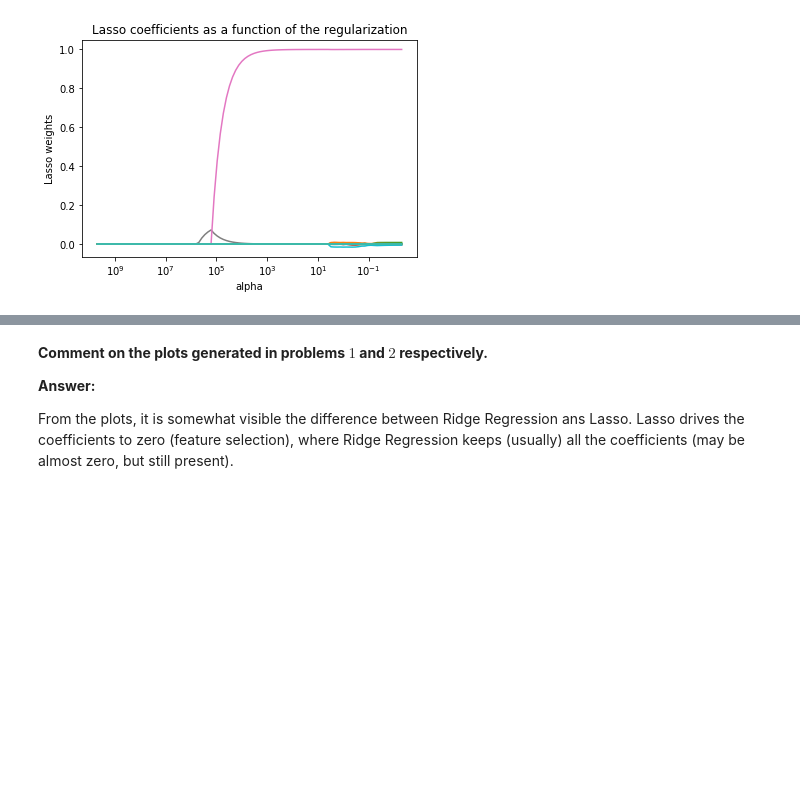
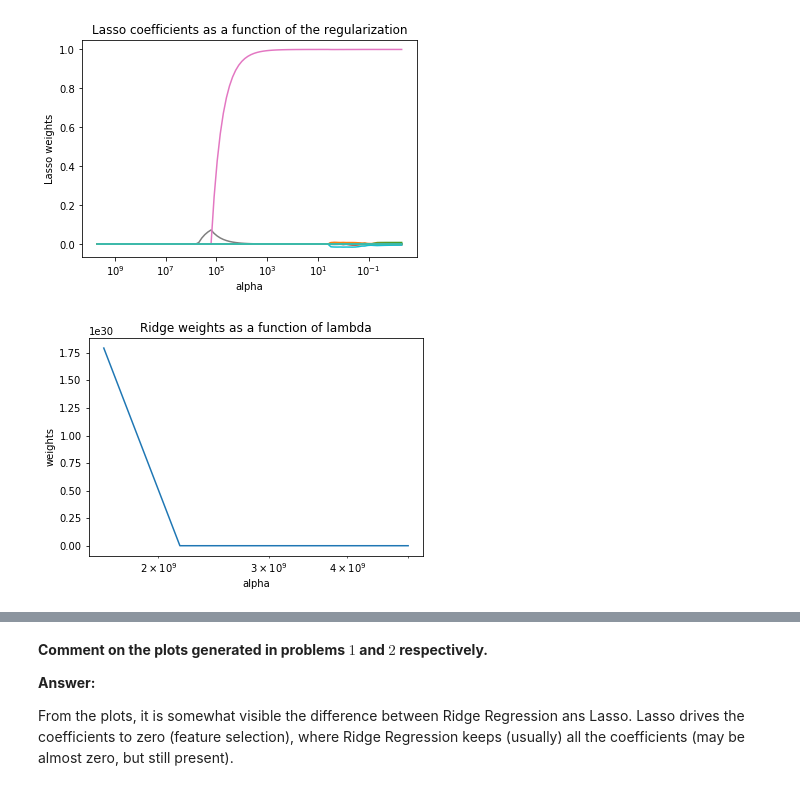
Before and after one commit to zshn25/Neural-Networks-Implementation-Application, a Jupyter notebook: nniaassignment6final.ipynb, the cells around one changed output, grey strips where cells are left out. Saved outputs shown, nothing was run; the diff lists cells and outputs as text; code cells hidden in the pictures; blank space fills up the shorter version.

Commit message:
some plots, not very convincing

```diff
--- a/nniaassignment6final.ipynb
+++ b/nniaassignment6final.ipynb
@@ -162,6 +162,7 @@ data_indep.shape
 
 # Initialize values for the alphas
 lamdas = 10**np.linspace(10,-2,100)*0.5
+lambdas = 10**np.linspace(10,-2,100)*0.5
 
 # Create a Ridge Object that performs ridge regression
 ridge = Ridge()
@@ -182,7 +183,9 @@ for i in lamdas:
     ridge.fit(X, Y)
     weights.append(ridge.coef_)
     intercept.append(ridge.intercept_)
-
+print(len(weights[0]))
+print(len(lamdas))
+#print(intercept)
 # Generate the plot
 ax = plt.gca()
 ax.plot(lamdas, weights)
@@ -258,0 +261,55 @@ Text(0.5,1,'Lasso coefficients as a function of the regularization')
+# %%
+# Now generate the same plot as above using Tensorflow
+# for the same set of lambdas
+
+x = tf.placeholder("float", X.shape)
+y = tf.placeholder("float", Y.shape)
+lambda_holder = tf.placeholder("float")
+w = tf.Variable(tf.zeros(shape = [19, 1]))
+
+lamdas = 10**np.linspace(10,-2,100)*0.5
+lambdas = 10**np.linspace(10,-2,100)*0.5
+intercept = []
+costs = []
+weights = []
+
+y_ = tf.matmul(x, w)
+#ridgeloss = tf.reduce_mean(tf.square(w))
+#for i in lamdas:
+#loss = tf.add(tf.reduce_mean(tf.square(y - y_)),
+#                             tf.multiply(tf.cast(lamdas,tf.float32), ridgeloss))
+loss = tf.add(tf.reduce_mean(tf.square(y - y_)),
+                             tf.multiply(lambda_holder, tf.square(w)))
+grad = tf.train.GradientDescentOptimizer(0.001)
+
+sess = tf.Session()
+sess.run(tf.global_variables_initializer())
+
+for alpha in lambdas:
+    train = grad.minimize(loss)
+    cost = sess.run(train, feed_dict = {x: X, y: Y, lambda_holder:alpha})
+    costs.append(cost)
+    weights.append(sess.run(w)[1][:])
+#interc = sess.run(train, feed_dict = {x: X, y: Y, lambda_holder:lambdas[0]})
+#intercept.append(interc)
+w_test = sess.run(w)[:][1]
+#print(w_test)
+#print(lamdas)
+#print(len(weights[0]))
+#print(weights)
+#for alpha in lambdas:
+
+
+# Generate the plot
+ax = plt.gca()
+ax.plot(lamdas, weights)
+
+ax.set_xscale('log')
+plt.axis('tight')
+
+# Name the plot
+plt.xlabel('alpha')
+plt.ylabel('weights')
+plt.title('Ridge weights as a function of lambda');
+# %% [output]
+[figure, added]
```
Also changed, not shown: parts of 4 cells of this notebook.
